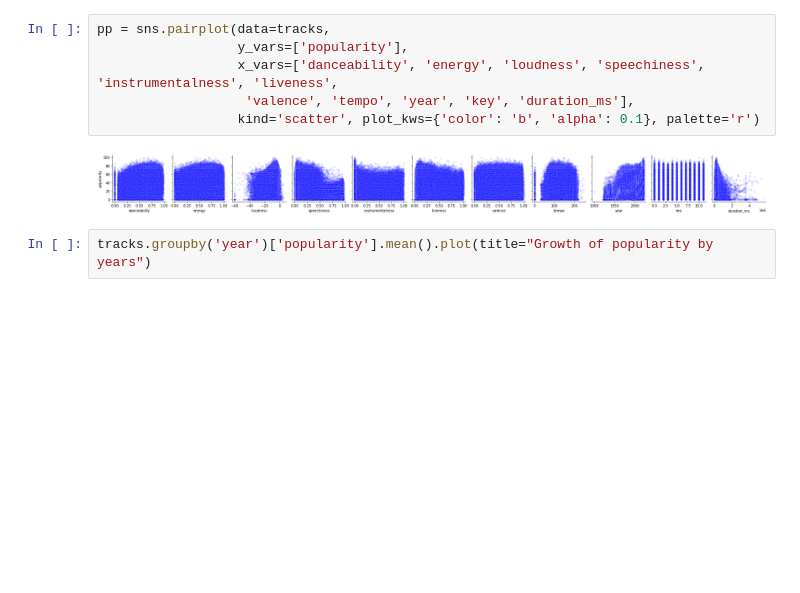
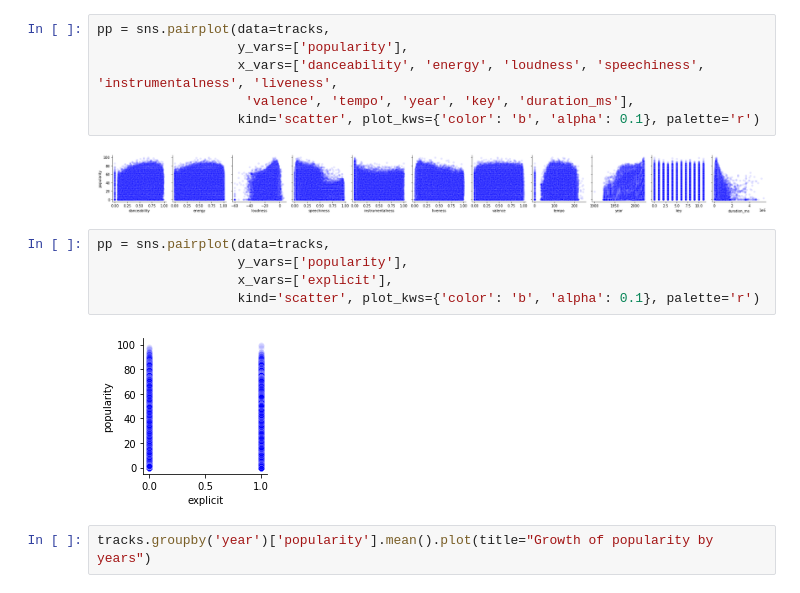
Before and after one commit to kggold4/final-project-machine-learning, a Jupyter notebook: spotify_classification.ipynb, the cells around one changed output. Saved outputs shown, nothing was run; the diff lists cells and outputs as text; blank space fills up the shorter version.

```diff
--- a/spotify_classification.ipynb
+++ b/spotify_classification.ipynb
@@ -231,6 +231,13 @@ pp = sns.pairplot(data=tracks,
                   kind='scatter', plot_kws={'color': 'b', 'alpha': 0.1}, palette='r')
 # %% [output]
 [figure]
+# %%
+pp = sns.pairplot(data=tracks,
+                  y_vars=['popularity'],
+                  x_vars=['explicit'],
+                  kind='scatter', plot_kws={'color': 'b', 'alpha': 0.1}, palette='r')
+# %% [output]
+[figure, added]
 # %%
 tracks.groupby('year')['popularity'].mean().plot(title="Growth of popularity by years")
 # %% [output]
```
Also changed, not shown: parts of 4 cells of this notebook.
